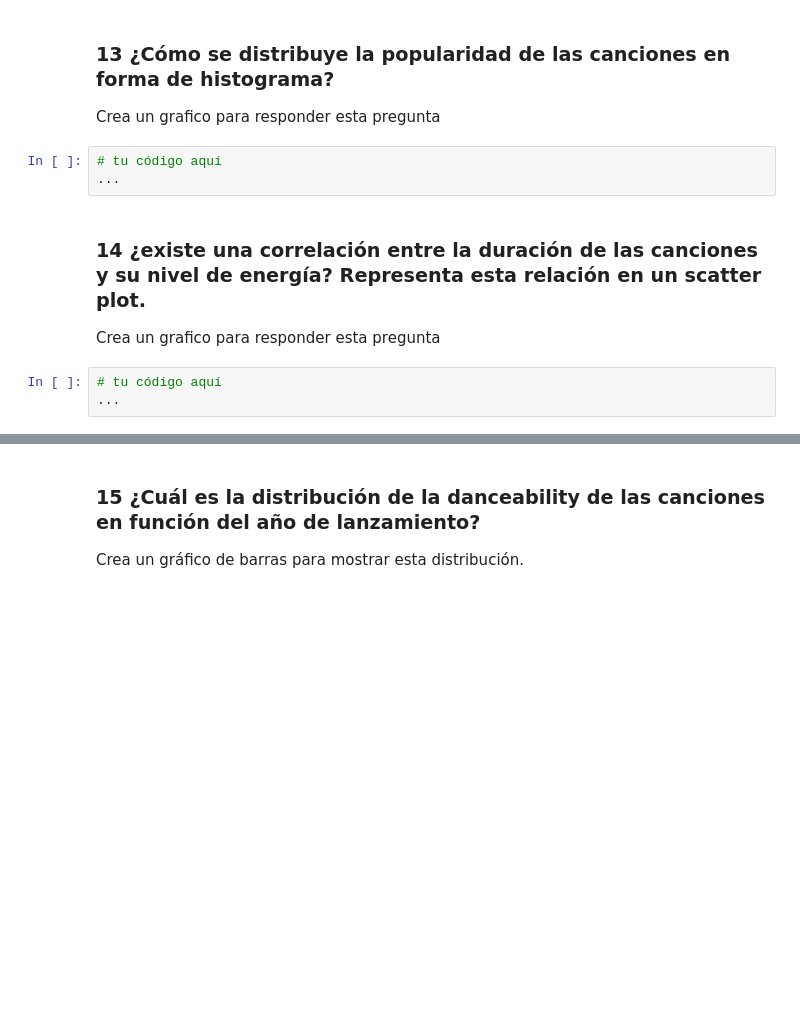
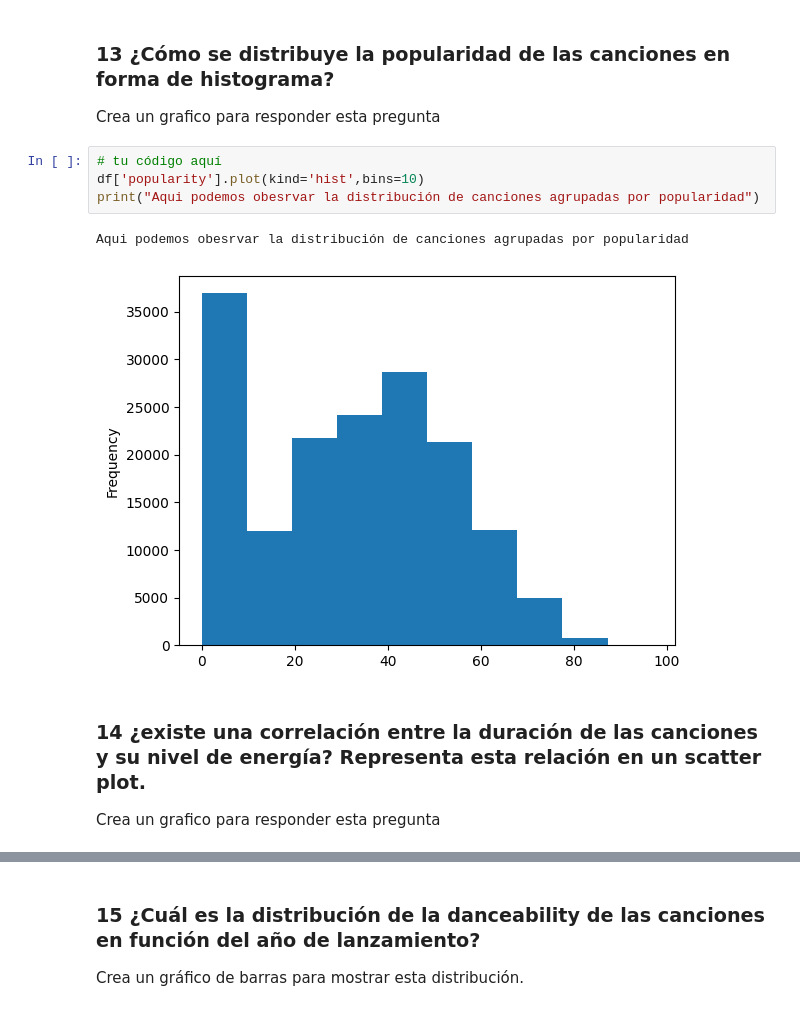
Before and after one commit to Horaciomb/UPB_Herramientas_Basicas_Visualizacion_Datoss_, a Jupyter notebook: Trabajo_Final/Trabajo_final.ipynb, the cells around one changed output, grey strips where cells are left out. Saved outputs shown, nothing was run; the diff lists cells and outputs as text; blank space fills up the shorter version.

```diff
--- a/Trabajo_Final/Trabajo_final.ipynb
+++ b/Trabajo_Final/Trabajo_final.ipynb
@@ -313,12 +346,13 @@ answer_12 = ___
 # %% [markdown]
 ### 13 ¿Cómo se distribuye la popularidad de las canciones en forma de histograma?
 Crea un grafico para responder esta pregunta
-# %%
-# tu código aquí
-...
+# %%
+# tu código aquí
+df['popularity'].plot(kind='hist',bins=10)
+print("Aqui podemos obesrvar la distribución de canciones agrupadas por popularidad")
+# %% [output]
+Aqui podemos obesrvar la distribución de canciones agrupadas por popularidad
+[figure, added]
 # %% [markdown]
 ### 14 ¿existe una correlación entre la duración de las canciones y su nivel de energía? Representa esta relación en un scatter plot.
 Crea un grafico para responder esta pregunta
-# %%
-# tu código aquí
-...
```
Also changed, not shown: parts of 17 cells of this notebook.
